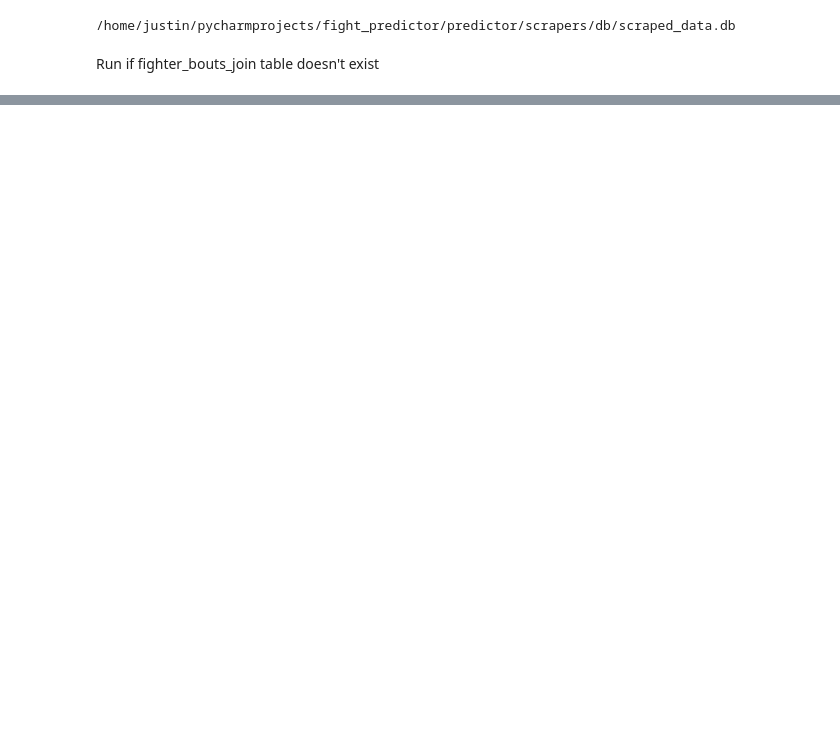
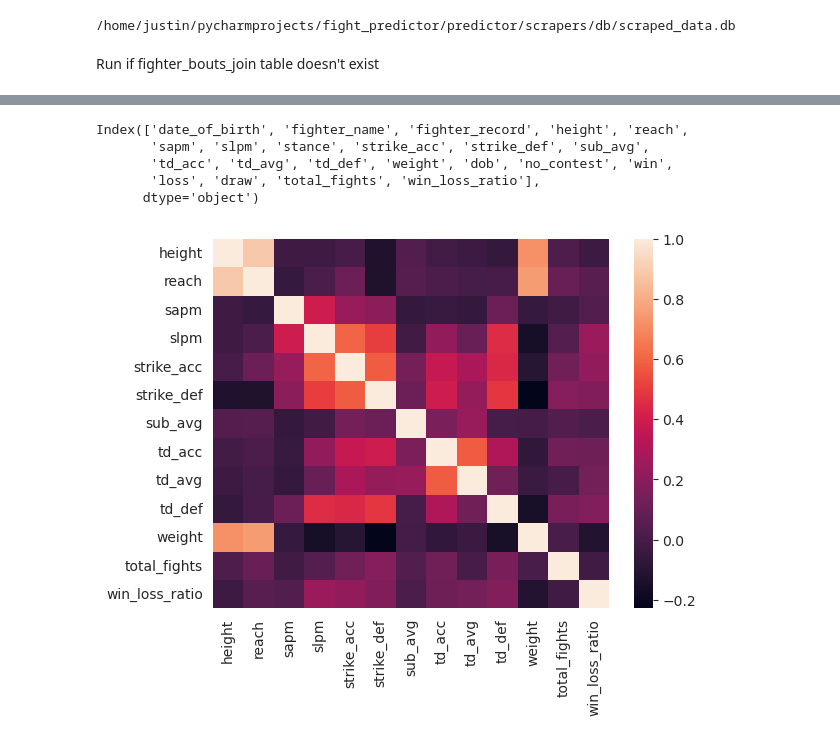
Before and after one commit to shere-khan/fight_predictor, a Jupyter notebook: predictor/Notebooks/Untitled.ipynb, the cells around one changed output, grey strips where cells are left out. Cells and saved outputs as stored; diff of their text form; code cells hidden in the pictures; blank space fills up the shorter version.

```diff
--- a/predictor/Notebooks/Untitled.ipynb
+++ b/predictor/Notebooks/Untitled.ipynb
@@ -99,0 +120,20 @@ saving at /home/justin/pycharmprojects/fight_predictor/predictor/Data/Processed_
+# %%
+import re
+def parse_nocontest(x):
+    if "NC" in x:
+        nc_record = re.search('\(([^)]+)', x).group(1)[0]
+        return int(nc_record)
+    return 0
+
+def parse_record(x):
+    sp = x.split("-")
+    match = re.search('[0-9]+', sp[0])
+    win = int(sp[0][match.start():match.end()])
+    loss, draw = int(sp[1]), int(sp[2][0])
+    return pd.Series([win, loss, draw])
+
+fdf["no_contest"] = fdf.fighter_record.apply(parse_nocontest)
+fdf[["win", "loss", "draw"]] = fdf.fighter_record.apply(parse_record)
+fdf["total_fights"] = fdf["win"] + fdf["loss"] + fdf["draw"] + fdf["no_contest"]
+fdf["win_loss_ratio"] = (fdf["win"] / fdf["loss"]).round(3)
+fdf
@@ -99,0 +154,21 @@ saving at /home/justin/pycharmprojects/fight_predictor/predictor/Data/Processed_
+# %%
+fdf.columns
+# %% [output]
+Index(['date_of_birth', 'fighter_name', 'fighter_record', 'height', 'reach',
+       'sapm', 'slpm', 'stance', 'strike_acc', 'strike_def', 'sub_avg',
+       'td_acc', 'td_avg', 'td_def', 'weight', 'dob', 'no_contest', 'win',
+       'loss', 'draw', 'total_fights', 'win_loss_ratio'],
+      dtype='object')
+# %%
+# columns = ['date_of_birth', 'fighter_name', 'fighter_record', 'height', 'reach',
+#        'sapm', 'slpm', 'stance', 'strike_acc', 'strike_def', 'sub_avg',
+#        'td_acc', 'td_avg', 'td_def', 'weight', 'dob', 'no_contest', 'win',
+#        'loss', 'draw', 'total_fights', 'win_loss_ratio']
+correlation_columns  = ['height', 'reach', 'sapm', 'slpm', 'stance', 'strike_acc', 'strike_def', 'sub_avg',
+                        'td_acc', 'td_avg', 'td_def', 'weight', 'total_fights', 'win_loss_ratio']
+# sns.pairplot(fdf[correlation_columns])
+corcolsdf = fdf[correlation_columns]
+sns.heatmap(corcolsdf.corr())
+plt.show()
+# %% [output]
+[figure, added]
```
Also changed, not shown: parts of 27 cells of this notebook, 8 other files.
